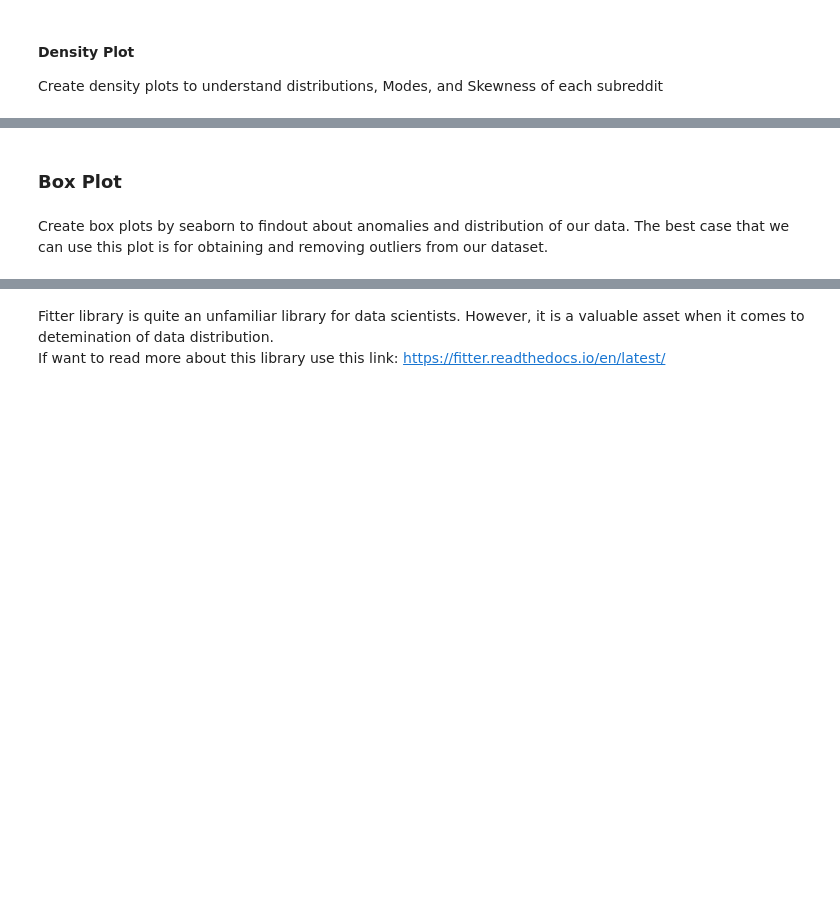
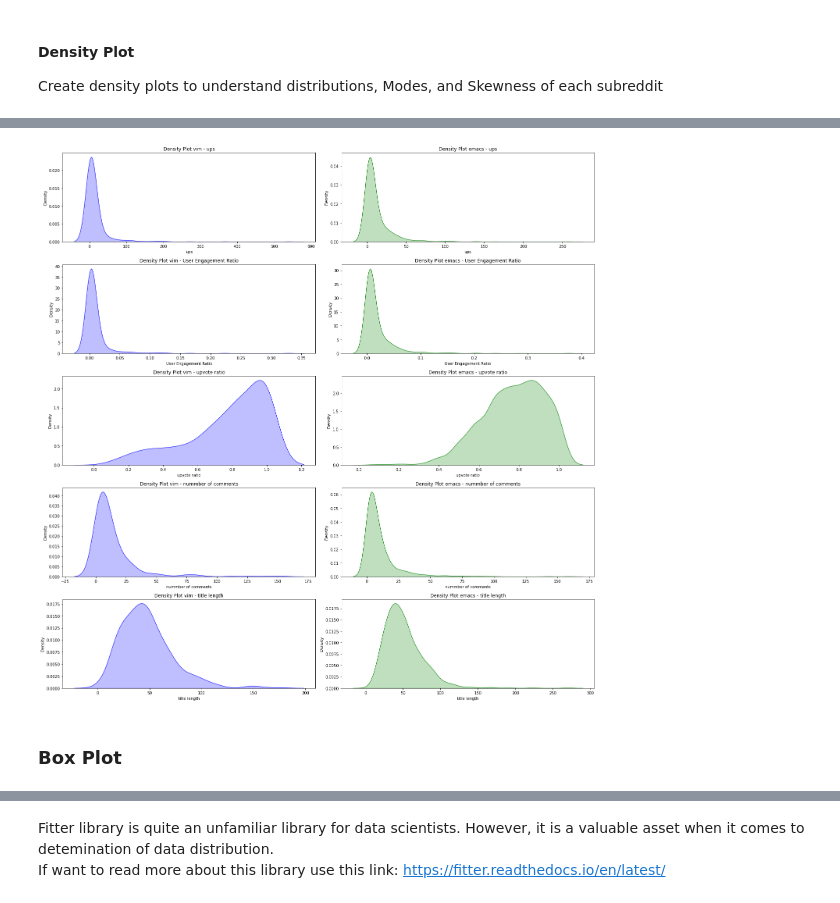
Before and after one commit to AmirH-Moosavi/Reddit-Scraper, a Jupyter notebook: Reddit_analyzer.ipynb, the cells around one changed output, grey strips where cells are left out. Saved outputs shown, nothing was run; the diff lists cells and outputs as text; code cells hidden in the pictures; blank space fills up the shorter version.

```diff
--- a/Reddit_analyzer.ipynb
+++ b/Reddit_analyzer.ipynb
@@ -92,13 +91,0 @@ Create histogram for all 5 metrics in the emacs subreddit
-# %%
-# Create histogram
-fig, ax = plt.subplots(nrows=2, ncols=3, figsize=(20, 20))
-i = 0
-j = 0
-for col in emacs.columns[1:]:
-    if j == 3:
-        i += 1
-        j = 0
-    ax[i, j].set(title = col + ' Histogram', xlabel= col, ylabel="Number of people")
-    # display plot
-    ax[i, j].hist(emacs[col], color = np.random.rand(3,))
-    j += 1
@@ -107,9 +92,3 @@ for col in emacs.columns[1:]:
 # %% [markdown]
 #### Density Plot
 Create density plots to understand distributions, Modes, and Skewness of each subreddit
-# %%
-# create density plot for vim subreddit
-for col in vim.columns[1:]:
-    vim[col].plot(kind='density',subplots=True, title = col)
-    # show plot
-    plt.show();
@@ -122,5 +94,0 @@ for col in vim.columns[1:]:
-# %%
-# create density plot for emacs subreddit
-for col in emacs.columns[1:]:
-    vim[col].plot(kind='density',subplots=True, title = col)
-    plt.show();
@@ -133,4 +95,22 @@ for col in emacs.columns[1:]:
+# %%
+# Create histogram for all 5 metrics in the vim subreddit
+fig, ax = plt.subplots(nrows=5, ncols=2, figsize=(20, 20))
+col_num = 0
+row_num = 0
+ax = ax.flatten()
+
+for col in vim.columns[1:]:
+    sns.kdeplot(vim[col], ax=ax[col_num*2], color='blue', shade=True)
+    ax[col_num*2].set_title('Density Plot vim - ' + col)
+
+    sns.kdeplot(emacs[col], ax=ax[col_num  * 2 + 1], color='green', shade=True)
+    ax[col_num  * 2 + 1].set_title('Density Plot emacs - ' + col)
+    col_num += 1
+
+# Adjust layout and display the plot
+plt.tight_layout()
+plt.show()
+# %% [output]
+[figure, added]
 # %% [markdown]
 ### Box Plot
-# %% [markdown]
-Create box plots by seaborn to findout about anomalies and distribution of our data. The best case that we can use this plot is for obtaining and removing outliers from our dataset.
```
Also changed, not shown: parts of 12 cells of this notebook.
